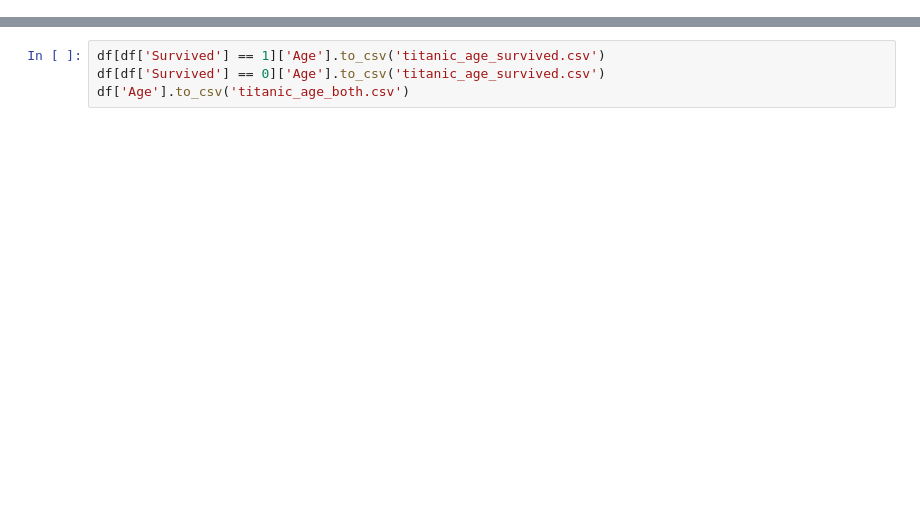
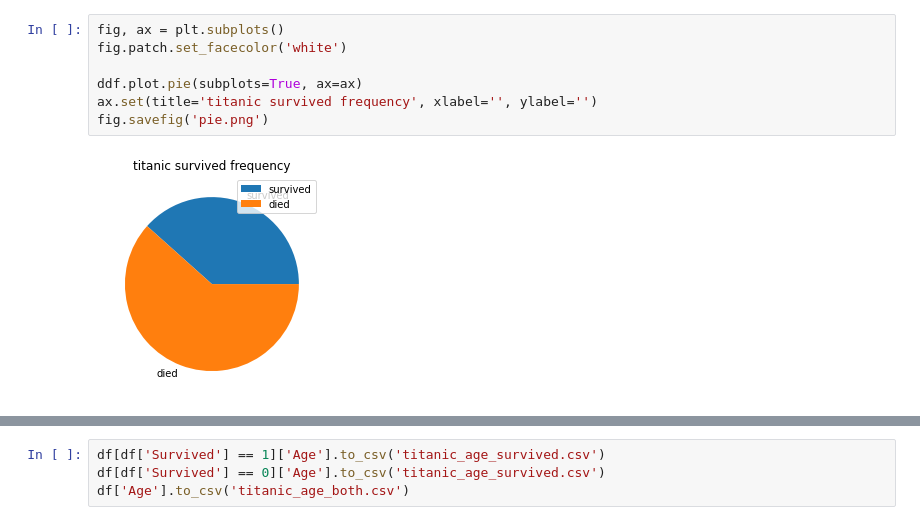
Before and after one commit to wabscale/sister-project-help, a Jupyter notebook: notebook.ipynb, the cells around one changed output, grey strips where cells are left out. Cells and saved outputs as stored; diff of their text form; blank space fills up the shorter version.

```diff
--- a/notebook.ipynb
+++ b/notebook.ipynb
@@ -15 +36,10 @@ df.head()
+# %%
+fig, ax = plt.subplots()
+fig.patch.set_facecolor('white')
+
+ddf.plot.pie(subplots=True, ax=ax)
+ax.set(title='titanic survived frequency', xlabel='', ylabel='')
+fig.savefig('pie.png')
+# %% [output]
+[figure, added]
 # %%
```
Also changed, not shown: parts of 17 cells of this notebook, 8 other files.
